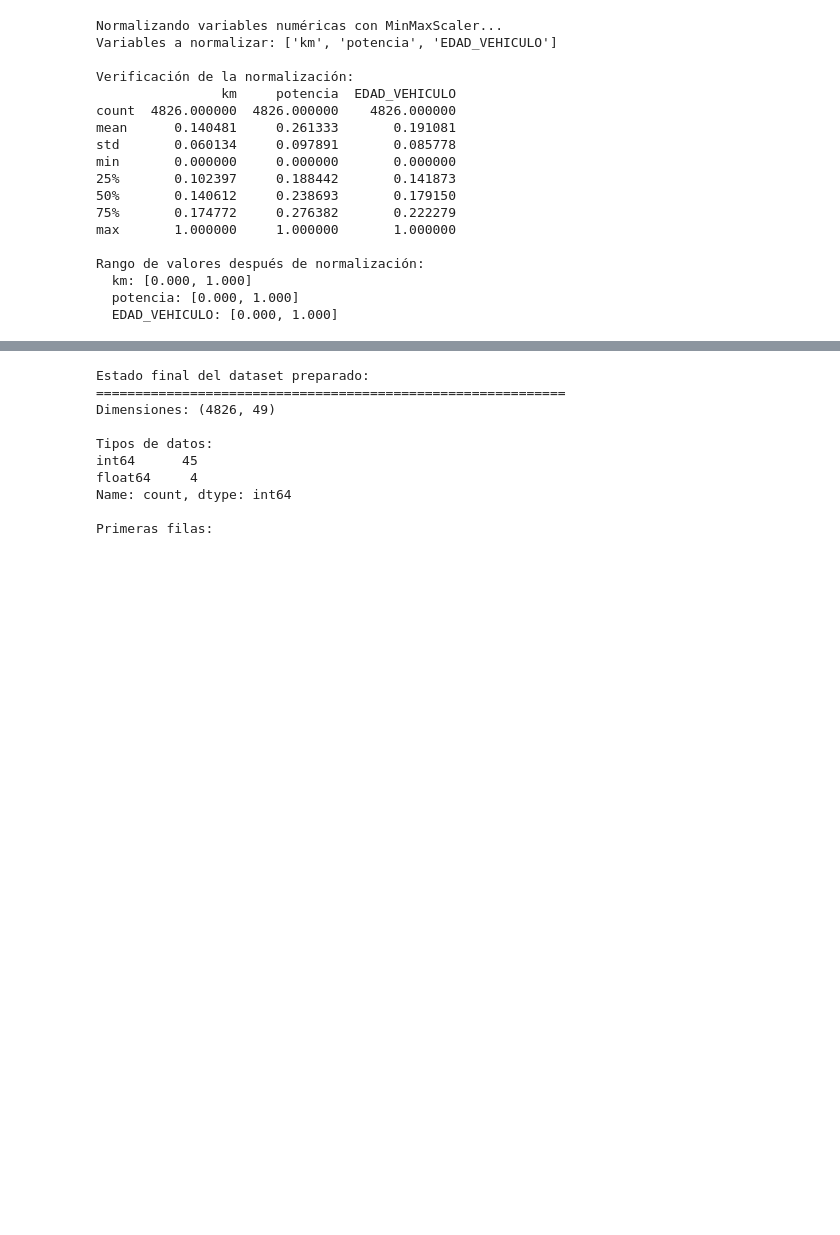
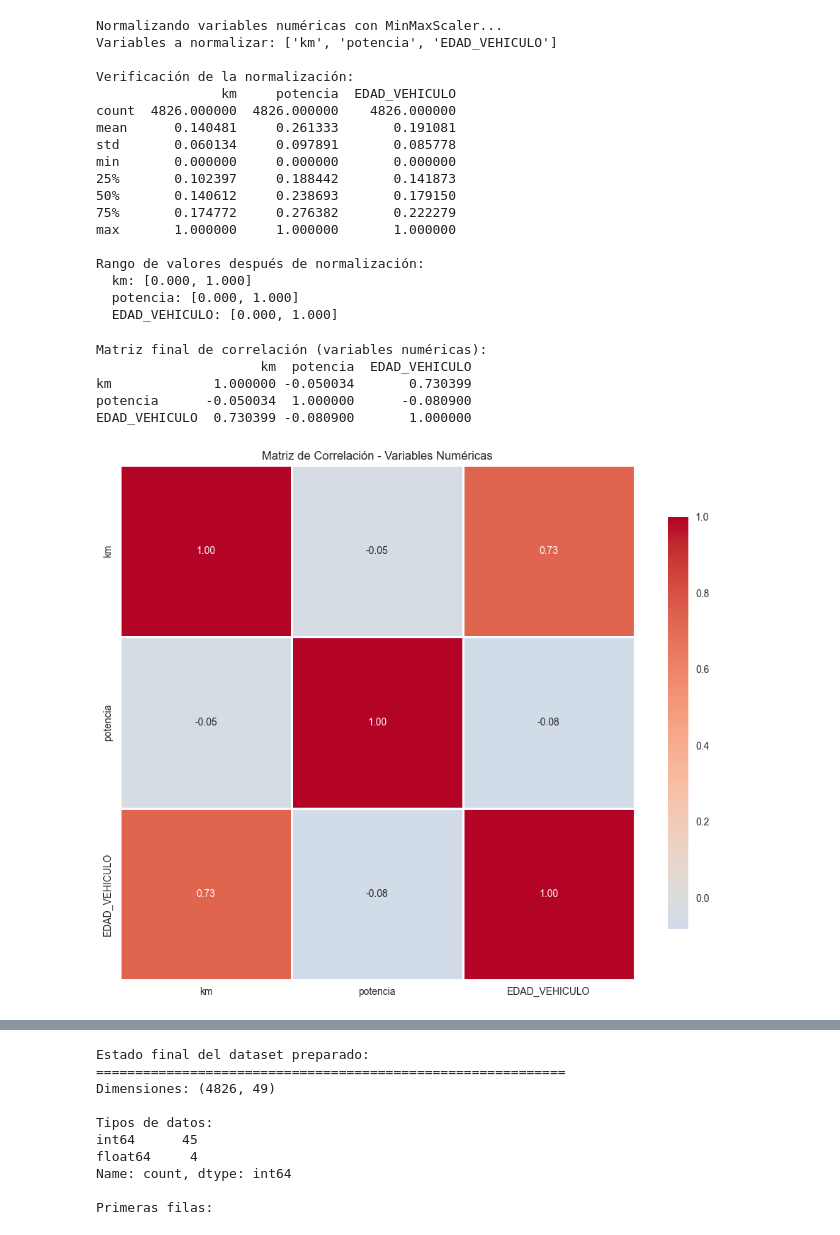
Before and after one commit to acaballito/DSC-NCL_D01-G03, a Jupyter notebook: WIP_BMW/Project_BMW_Pricing_Complete.ipynb, the cells around one changed output, grey strips where cells are left out. Cells and saved outputs as stored; diff of their text form; code cells hidden in the pictures; blank space fills up the shorter version.

Commit message:
Correlación final de variables escaladas

```diff
--- a/WIP_BMW/Project_BMW_Pricing_Complete.ipynb
+++ b/WIP_BMW/Project_BMW_Pricing_Complete.ipynb
@@ -1972,6 +1972,29 @@ Rango de valores después de normalización:
   km: [0.000, 1.000]
   potencia: [0.000, 1.000]
   EDAD_VEHICULO: [0.000, 1.000]
+# %%
+# Calculamos la matriz de correlación final para las variables numéricas escaladas
+# La correlación mide la relación lineal entre variables
+
+corr = df_bmw_prep[lista_numericas].corr()
+
+print("Matriz final de correlación (variables numéricas):")
+print(corr)
+
+# Visualización con mapa de calor
+plt.figure(figsize=(10, 8))
+sns.heatmap(corr, annot=True, cmap='coolwarm', center=0,
+            square=True, linewidths=1, cbar_kws={"shrink": 0.8}, fmt='.2f')
+plt.title('Matriz de Correlación - Variables Numéricas')
+plt.tight_layout()
+plt.show()
+# %% [output]
+Matriz final de correlación (variables numéricas):
+                     km  potencia  EDAD_VEHICULO
+km             1.000000 -0.050034       0.730399
+potencia      -0.050034  1.000000      -0.080900
+EDAD_VEHICULO  0.730399 -0.080900       1.000000
+[figure, added]
 # %%
 #Convertimos las columnas booleanas a int
 
```
Also changed, not shown: parts of 1 cell of this notebook.
